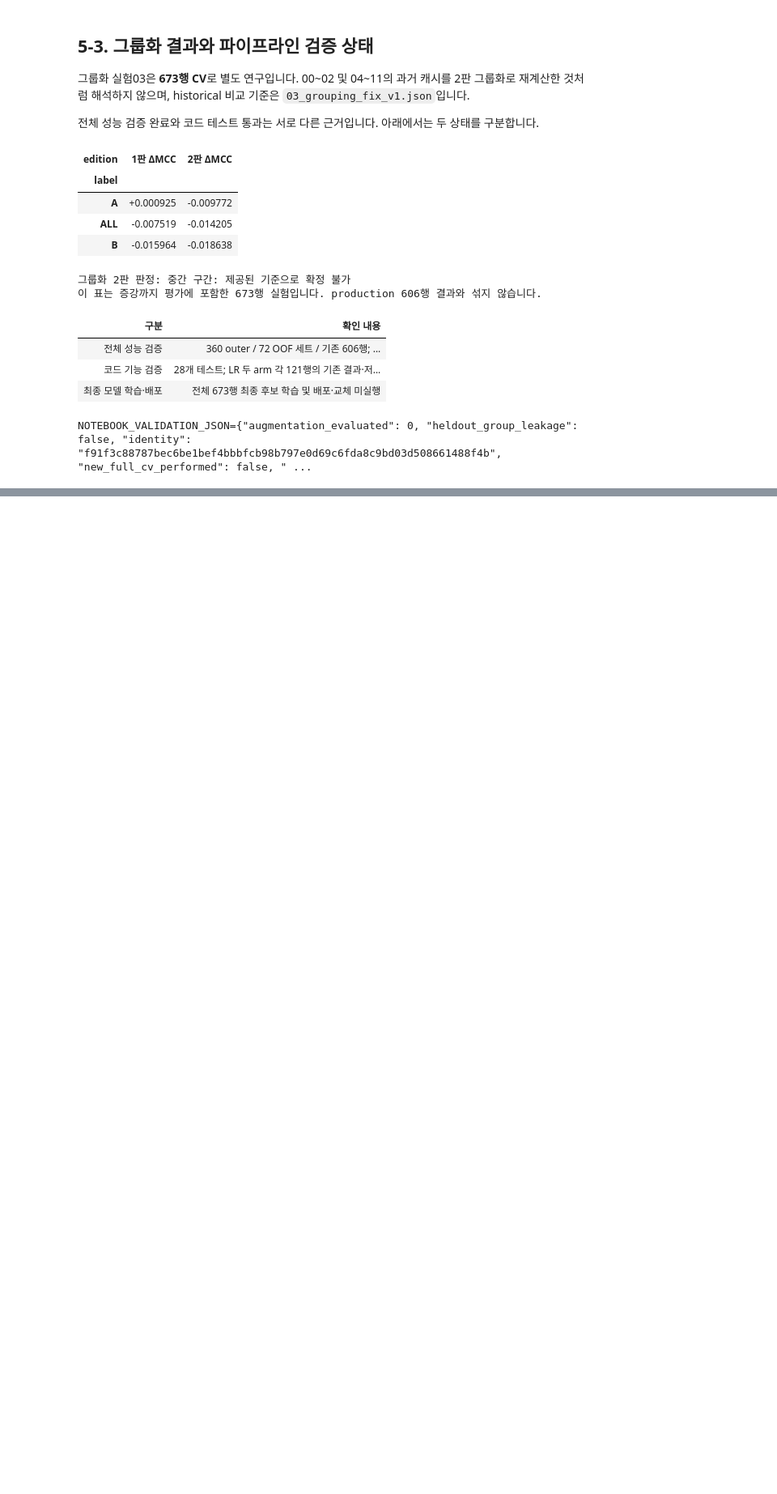
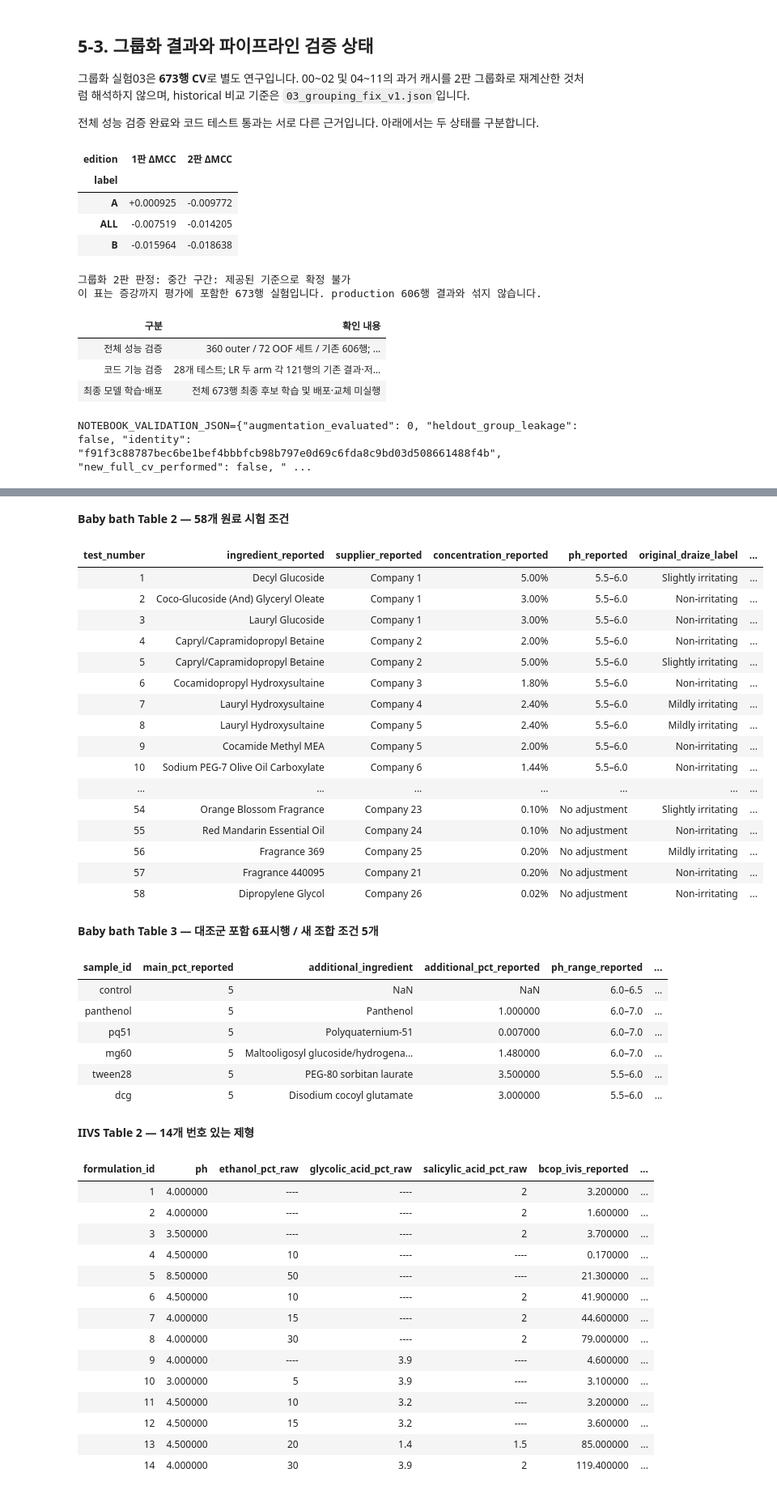
Before and after one commit to tjdbf061106-sketch/COS, a Jupyter notebook: 최종/Eye_production_20261108/eye_all_experiments_v2.ipynb, the cells around one changed output, grey strips where cells are left out. Shown at 81% size. Cells and saved outputs as stored; diff of their text form; code cells hidden in the pictures; blank space fills up the shorter version.

```diff
--- a/최종/Eye_production_20261108/eye_all_experiments_v2.ipynb
+++ b/최종/Eye_production_20261108/eye_all_experiments_v2.ipynb
@@ -2034,0 +2360,56 @@ NOTEBOOK_VALIDATION_JSON={"augmentation_evaluated": 0, "heldout_group_leakage":
+# %%
+ext_t2 = pd.read_csv(EXT_ROOT / "baby_table2_observation_audit.csv")
+ext_t3 = pd.read_csv(EXT_ROOT / "baby_table3_observation_audit.csv")
+ext_iivs = pd.read_csv(EXT_ROOT / "iivs_table2_observation_audit.csv")
+assert (len(ext_t2), len(ext_t3), len(ext_iivs)) == (58, 6, 14)
+for ext_frame in (ext_t2, ext_t3, ext_iivs):
+    assert not ext_frame["quantitative_external_validation_allowed"].any()
+display(Markdown("**Baby bath Table 2 — 58개 원료 시험 조건**"))
+ext_table(ext_t2[["test_number", "ingredient_reported", "supplier_reported", "concentration_reported", "ph_reported", "original_draize_label", "quantitative_external_validation_allowed"]])
+display(Markdown("**Baby bath Table 3 — 대조군 포함 6표시행 / 새 조합 조건 5개**"))
+ext_table(ext_t3[["sample_id", "main_pct_reported", "additional_ingredient", "additional_pct_reported", "ph_range_reported", "original_draize_label", "quantitative_external_validation_allowed"]])
+display(Markdown("**IIVS Table 2 — 14개 번호 있는 제형**"))
+ext_table(ext_iivs[["formulation_id", "ph", "ethanol_pct_raw", "glycolic_acid_pct_raw", "salicylic_acid_pct_raw", "bcop_ivis_reported", "large_arithmetic_discrepancy", "quantitative_external_validation_allowed"]])
+# %% [output]
+**Baby bath Table 2 — 58개 원료 시험 조건**
+| test_number | ingredient_reported | supplier_reported | concentration_reported | ph_reported | original_draize_label | ... |
+| 1 | Decyl Glucoside | Company 1 | 5.00% | 5.5–6.0 | Slightly irritating | ... |
+| 2 | Coco-Glucoside (And) Glyceryl Oleate | Company 1 | 3.00% | 5.5–6.0 | Non-irritating | ... |
+| 3 | Lauryl Glucoside | Company 1 | 3.00% | 5.5–6.0 | Non-irritating | ... |
+| 4 | Capryl/Capramidopropyl Betaine | Company 2 | 2.00% | 5.5–6.0 | Non-irritating | ... |
+| 5 | Capryl/Capramidopropyl Betaine | Company 2 | 5.00% | 5.5–6.0 | Slightly irritating | ... |
+| 6 | Cocamidopropyl Hydroxysultaine | Company 3 | 1.80% | 5.5–6.0 | Non-irritating | ... |
+| 7 | Lauryl Hydroxysultaine | Company 4 | 2.40% | 5.5–6.0 | Mildly irritating | ... |
+| 8 | Lauryl Hydroxysultaine | Company 5 | 2.40% | 5.5–6.0 | Mildly irritating | ... |
+| 9 | Cocamide Methyl MEA | Company 5 | 2.00% | 5.5–6.0 | Non-irritating | ... |
+| 10 | Sodium PEG-7 Olive Oil Carboxylate | Company 6 | 1.44% | 5.5–6.0 | Non-irritating | ... |
+| ... | ... | ... | ... | ... | ... | ... |
+| 54 | Orange Blossom Fragrance | Company 23 | 0.10% | No adjustment | Slightly irritating | ... |
+| 55 | Red Mandarin Essential Oil | Company 24 | 0.10% | No adjustment | Non-irritating | ... |
+| 56 | Fragrance 369 | Company 25 | 0.20% | No adjustment | Mildly irritating | ... |
+| 57 | Fragrance 440095 | Company 21 | 0.20% | No adjustment | Non-irritating | ... |
+| 58 | Dipropylene Glycol | Company 26 | 0.02% | No adjustment | Non-irritating | ... |
+**Baby bath Table 3 — 대조군 포함 6표시행 / 새 조합 조건 5개**
+| sample_id | main_pct_reported | additional_ingredient | additional_pct_reported | ph_range_reported | ... |
+| control | 5 | NaN | NaN | 6.0–6.5 | ... |
+| panthenol | 5 | Panthenol | 1.000000 | 6.0–7.0 | ... |
+| pq51 | 5 | Polyquaternium-51 | 0.007000 | 6.0–7.0 | ... |
+| mg60 | 5 | Maltooligosyl glucoside/hydrogena... | 1.480000 | 6.0–7.0 | ... |
+| tween28 | 5 | PEG-80 sorbitan laurate | 3.500000 | 5.5–6.0 | ... |
+| dcg | 5 | Disodium cocoyl glutamate | 3.000000 | 5.5–6.0 | ... |
+**IIVS Table 2 — 14개 번호 있는 제형**
+| formulation_id | ph | ethanol_pct_raw | glycolic_acid_pct_raw | salicylic_acid_pct_raw | bcop_ivis_reported | ... |
+| 1 | 4.000000 | ---- | ---- | 2 | 3.200000 | ... |
+| 2 | 4.000000 | ---- | ---- | 2 | 1.600000 | ... |
+| 3 | 3.500000 | ---- | ---- | 2 | 3.700000 | ... |
+| 4 | 4.500000 | 10 | ---- | ---- | 0.170000 | ... |
+| 5 | 8.500000 | 50 | ---- | ---- | 21.300000 | ... |
+| 6 | 4.500000 | 10 | ---- | 2 | 41.900000 | ... |
+| 7 | 4.000000 | 15 | ---- | 2 | 44.600000 | ... |
+| 8 | 4.000000 | 30 | ---- | 2 | 79.000000 | ... |
+| 9 | 4.000000 | ---- | 3.9 | ---- | 4.600000 | ... |
+| 10 | 3.000000 | 5 | 3.9 | ---- | 3.100000 | ... |
+| 11 | 4.500000 | 10 | 3.2 | ---- | 3.200000 | ... |
+| 12 | 4.500000 | 15 | 3.2 | ---- | 3.600000 | ... |
+| 13 | 4.500000 | 20 | 1.4 | 1.5 | 85.000000 | ... |
+| 14 | 4.000000 | 30 | 3.9 | 2 | 119.400000 | ... |
```
Also changed, not shown: parts of 24 cells of this notebook, 41 other files.
